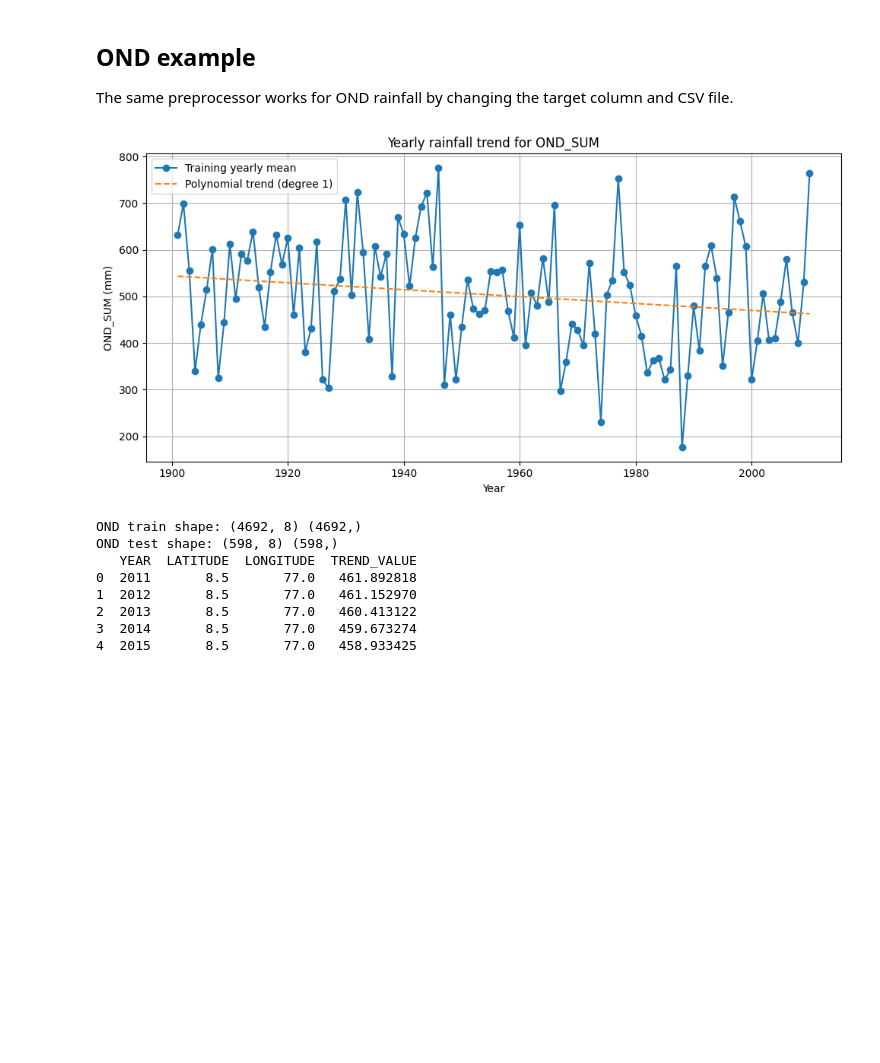
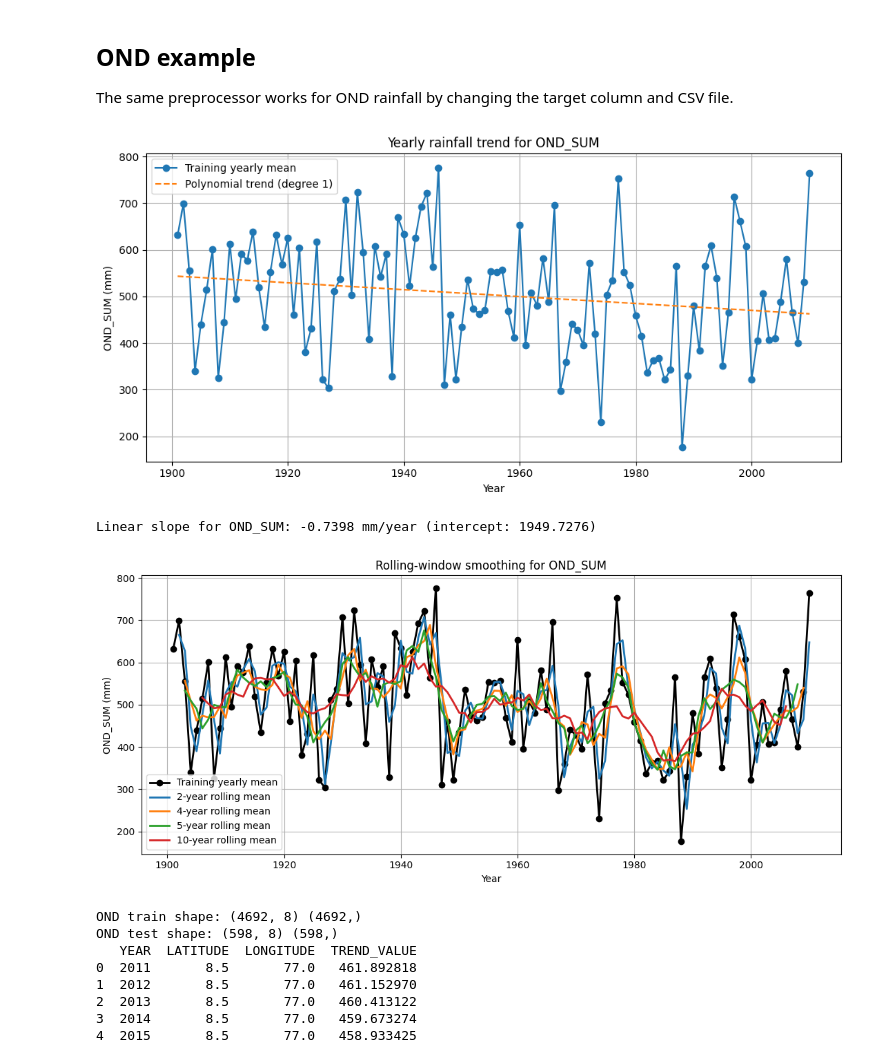
Before and after one commit to RejoyJohny/Rainfall, a Jupyter notebook: seasonal_detrending.ipynb, the cells around one changed output. Drawn from its saved outputs; the diff is of its cells as text; code cells hidden in the pictures; blank space fills up the shorter version.

```diff
--- a/seasonal_detrending.ipynb
+++ b/seasonal_detrending.ipynb
@@ -235,32 +294,41 @@ The same preprocessor works for OND rainfall by changing the target column and C
 # %%
 ond_data = pd.read_csv("data/kerala_ond.csv")
 
 plot_yearly_trend(
     ond_data,
     target_column="OND_SUM",
     split_year=2010,
     trend_degree=1,
+)
+
+plot_rolling_yearly_means(
+    ond_data,
+    target_column="OND_SUM",
+    split_year=2010,
+    windows=(2, 4, 5, 10),
 )
 
 ond_preprocessor = SeasonalDetrendingPreprocessor(
     target_column="OND_SUM",
     lookback=8,
     split_year=2010,
     trend_degree=1,
 )
 
 ond_x_train, ond_x_test, ond_y_train, ond_y_test, ond_y_test_meta = ond_preprocessor.prepare_train_test_data(ond_data)
 
 print("OND train shape:", ond_x_train.shape, ond_y_train.shape)
 print("OND test shape:", ond_x_test.shape, ond_y_test.shape)
 print(ond_y_test_meta.head())
 # %% [output]
 [figure]
-OND train shape: (4692, 8) (4692,)
-OND test shape: (598, 8) (598,)
-   YEAR  LATITUDE  LONGITUDE  TREND_VALUE
-0  2011       8.5       77.0   461.892818
-1  2012       8.5       77.0   461.152970
-2  2013       8.5       77.0   460.413122
-3  2014       8.5       77.0   459.673274
-4  2015       8.5       77.0   458.933425
+Linear slope for OND_SUM: -0.7398 mm/year (intercept: 1949.7276)
+[figure, added]
+OND train shape: (4692, 8) (4692,)
+OND test shape: (598, 8) (598,)
+   YEAR  LATITUDE  LONGITUDE  TREND_VALUE
+0  2011       8.5       77.0   461.892818
+1  2012       8.5       77.0   461.152970
+2  2013       8.5       77.0   460.413122
+3  2014       8.5       77.0   459.673274
+4  2015       8.5       77.0   458.933425
```
Also changed, not shown: parts of 2 cells of this notebook, 1 other file.
